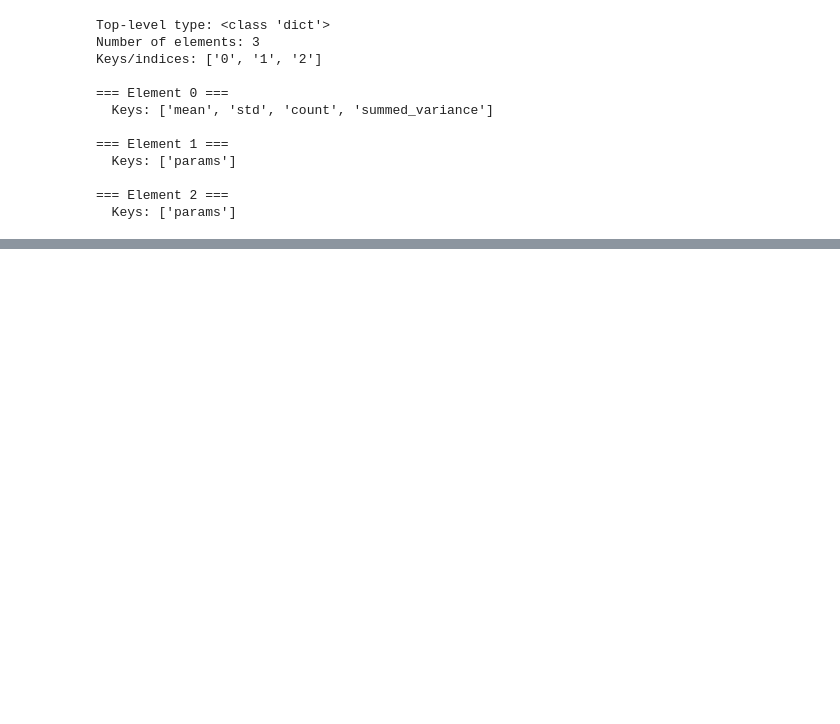
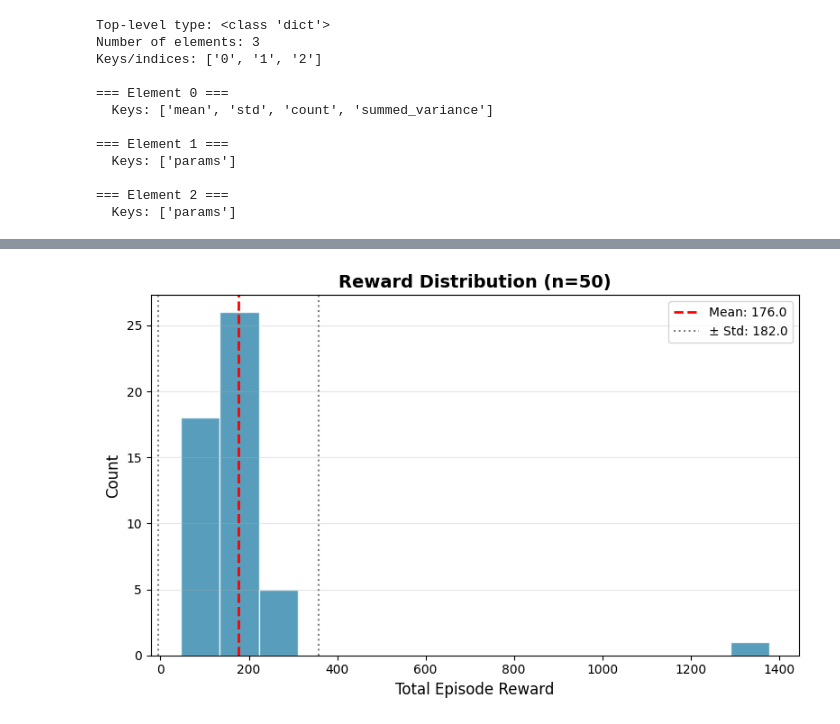
Before and after one commit to weissma6/my_mujoco_playground, a Jupyter notebook: evaluation/UR10_Evaluation_test.ipynb, the cells around one changed output, grey strips where cells are left out. Cells and saved outputs as stored; diff of their text form; code cells hidden in the pictures; blank space fills up the shorter version.

Commit message:
Evaluation notebook, histogram over rollouts

```diff
--- a/evaluation/UR10_Evaluation_test.ipynb
+++ b/evaluation/UR10_Evaluation_test.ipynb
@@ -232,0 +251,83 @@ Obs size: 63, Action size: 7
+# %%
+# --- Multiple Rollouts for Statistics ---
+num_rollouts = 50
+episode_length = 150
+seed_base = 100  # Different from video rollout seed
+
+# Collect total rewards
+total_rewards = []
+
+print(f"Running {num_rollouts} rollouts...")
+
+for i in range(num_rollouts):
+    rng = jax.random.PRNGKey(seed_base + i)
+    rng, reset_rng = jax.random.split(rng)
+    state = jit_reset(reset_rng)
+
+    episode_reward = 0.0
+
+    for step in range(episode_length):
+        rng, act_rng = jax.random.split(rng)
+
+        # Apply policy (no pre-normalization - apply() handles it)
+        raw_output = ppo_network.policy_network.apply(normalizer_params, policy_params, state.obs)
+        action = raw_output[:action_size]
+
+        state = jit_step(state, action)
+        episode_reward += float(state.reward)
+
+    total_rewards.append(episode_reward)
+
+    if (i + 1) % 10 == 0:
+        print(f"  Completed {i + 1}/{num_rollouts} rollouts")
+
+total_rewards = np.array(total_rewards)
+
+print(f"\n✓ All rollouts complete")
+print(f"  Mean reward:   {total_rewards.mean():.2f}")
+print(f"  Std reward:    {total_rewards.std():.2f}")
+print(f"  Min reward:    {total_rewards.min():.2f}")
+print(f"  Max reward:    {total_rewards.max():.2f}")
+
+# --- Histogram ---
+fig, ax = plt.subplots(figsize=(8, 5))
+
+ax.hist(total_rewards, bins=15, color="#2E86AB", edgecolor="white", alpha=0.8)
+
+# Mean line
+ax.axvline(
+    total_rewards.mean(),
+    color="red",
+    linestyle="--",
+    linewidth=2,
+    label=f"Mean: {total_rewards.mean():.1f}"
+)
+
+# Std lines
+ax.axvline(
+    total_rewards.mean() - total_rewards.std(),
+    color="gray",
+    linestyle=":",
+    linewidth=1.5
+)
+ax.axvline(
+    total_rewards.mean() + total_rewards.std(),
+    color="gray",
+    linestyle=":",
+    linewidth=1.5,
+    label=f"± Std: {total_rewards.std():.1f}"
+)
+
+ax.set_xlabel("Total Episode Reward", fontsize=12)
+ax.set_ylabel("Count", fontsize=12)
+ax.set_title(f"Reward Distribution (n={num_rollouts})", fontsize=14, fontweight="bold")
+ax.legend(fontsize=10)
+ax.grid(True, alpha=0.3, axis="y")
+
+plt.tight_layout()
+# plt.savefig("evaluation/graphs/reward_histogram.pdf", bbox_inches="tight", dpi=300)
+# plt.savefig("evaluation/graphs/reward_histogram.png", bbox_inches="tight", dpi=300)
+plt.show()
+
+# print(f"\n✓ Saved to evaluation/graphs/reward_histogram.pdf")
+# %% [output]
@@ -232,0 +346 @@ Obs size: 63, Action size: 7
+[figure, added]
```
Also changed, not shown: parts of 3 cells of this notebook, 1 other file.
